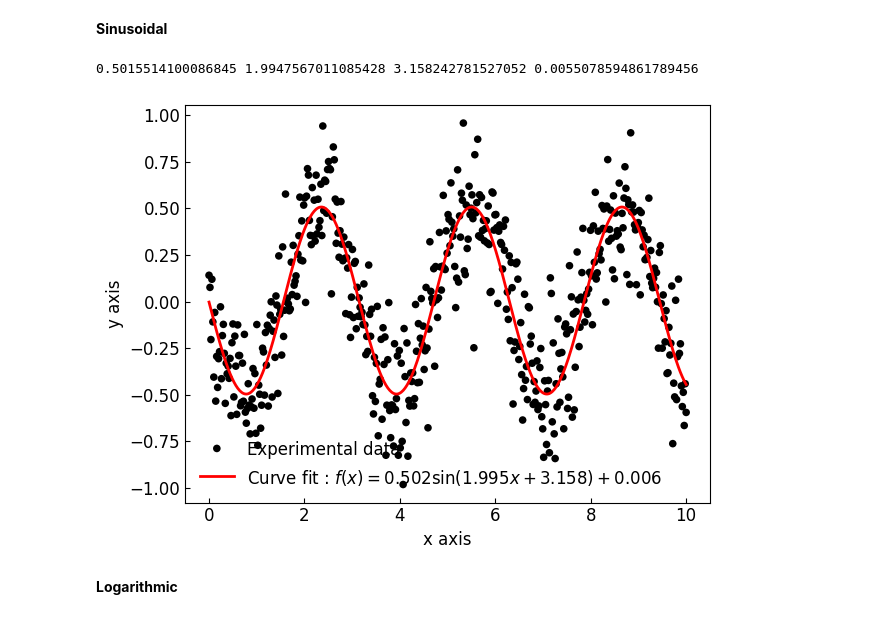
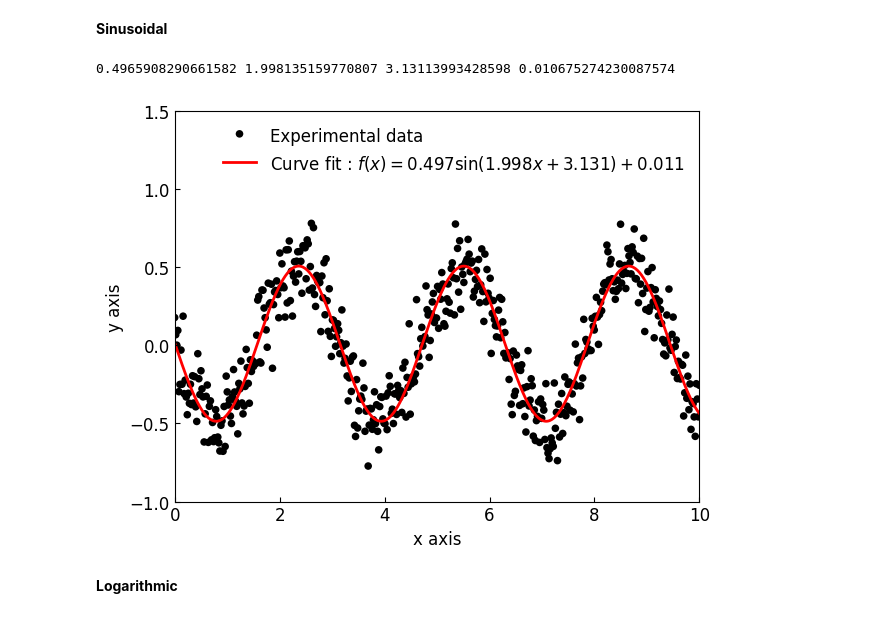
Before and after one commit to GraphingLib/GraphingLib, a Jupyter notebook: examples/curve_fitting.ipynb, the cells around one changed output. Drawn from its saved outputs; the diff is of its cells as text; code cells hidden in the pictures.

Commit message:
Added y_lims to figures to have better legend placement

```diff
--- a/examples/curve_fitting.ipynb
+++ b/examples/curve_fitting.ipynb
@@ -60,23 +60,23 @@ figure.display()
 # %%
 # Creating data
 x_data = np.linspace(0, 10, 500)
-noise = np.random.normal(0, 0.2, len(x_data))
+noise = np.random.normal(0, 0.15, len(x_data))
 y_data = 0.5*np.sin(2*x_data + np.pi) + noise
 
 # Create the Scatter object
 scatter_data = gl.Scatter(x_data, y_data, label="Experimental data")
 
 # Create the curve fit
 sine_fit = gl.FitFromSine(scatter_data, label="Curve fit", line_width=2, guesses=[1, 2, 3, 4])
 print(sine_fit.amplitude, sine_fit.frequency_rad, sine_fit.phase, sine_fit.vertical_shift)
 
 # Creat the Figure object
-figure = gl.Figure()
+figure = gl.Figure(x_lim=[0, 10], y_lim=[-1, 1.5])
 figure.add_element(scatter_data, sine_fit)
 figure.display()
 # %% [output]
-0.5015514100086845 1.9947567011085428 3.158242781527052 0.0055078594861789456
+0.4965908290661582 1.998135159770807 3.13113993428598 0.010675274230087574
-[figure, old version]
+[figure, new version]
 # %% [markdown]
 **Logarithmic**
 # %%
```
Also changed, not shown: parts of 9 cells of this notebook.
